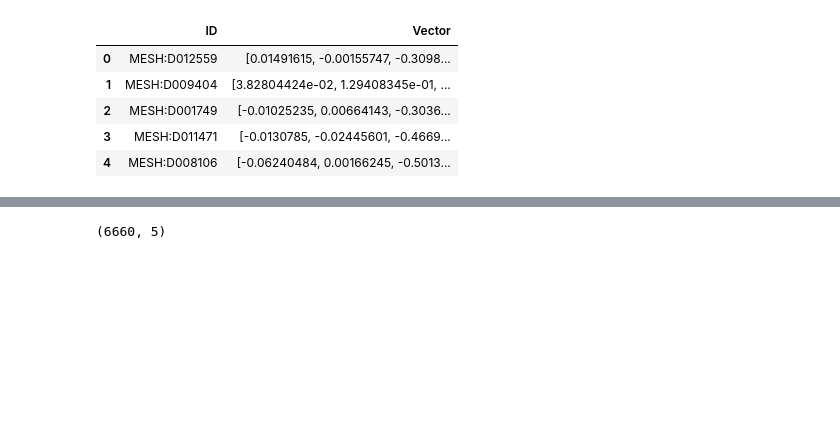
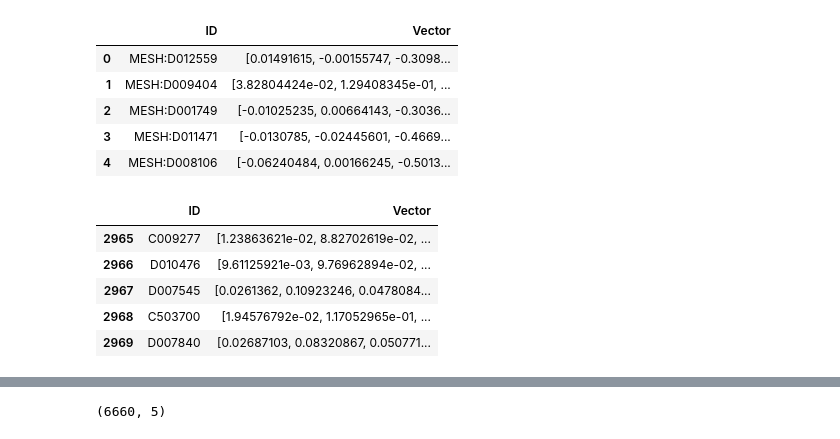
Before and after one commit to colemai/msc-thesis, a Jupyter notebook: opa/opa-nn.ipynb, the cells around one changed output, grey strips where cells are left out. Cells and saved outputs as stored; diff of their text form; code cells hidden in the pictures; blank space fills up the shorter version.

```diff
--- a/opa/opa-nn.ipynb
+++ b/opa/opa-nn.ipynb
@@ -128 +130,10 @@ df1['Correlation'] = 1
+# %%
+df[-5:]
+# %% [output]
+|  | ID | Vector |
+| 2965 | C009277 | [1.23863621e-02, 8.82702619e-02, ... |
+| 2966 | D010476 | [9.61125921e-03, 9.76962894e-02, ... |
+| 2967 | D007545 | [0.0261362, 0.10923246, 0.0478084... |
+| 2968 | C503700 | [1.94576792e-02, 1.17052965e-01, ... |
+| 2969 | D007840 | [0.02687103, 0.08320867, 0.050771... |
 # %%
```
Also changed, not shown: parts of 29 cells of this notebook.
